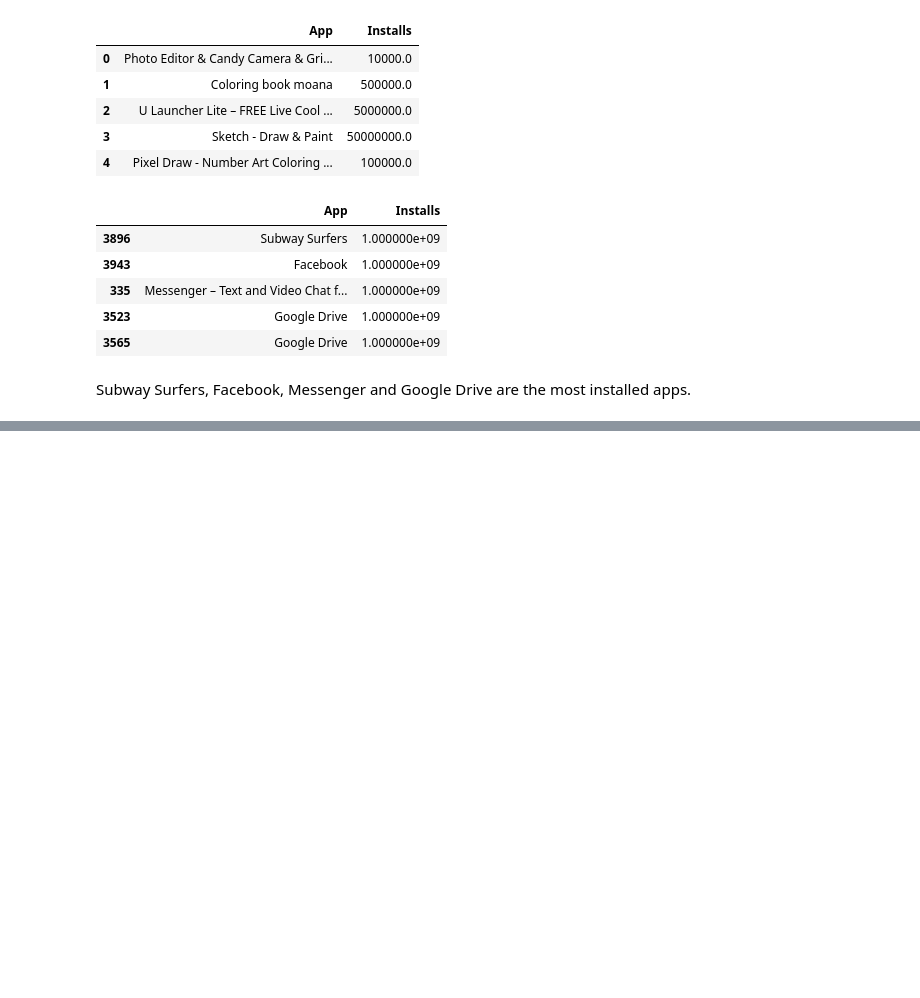
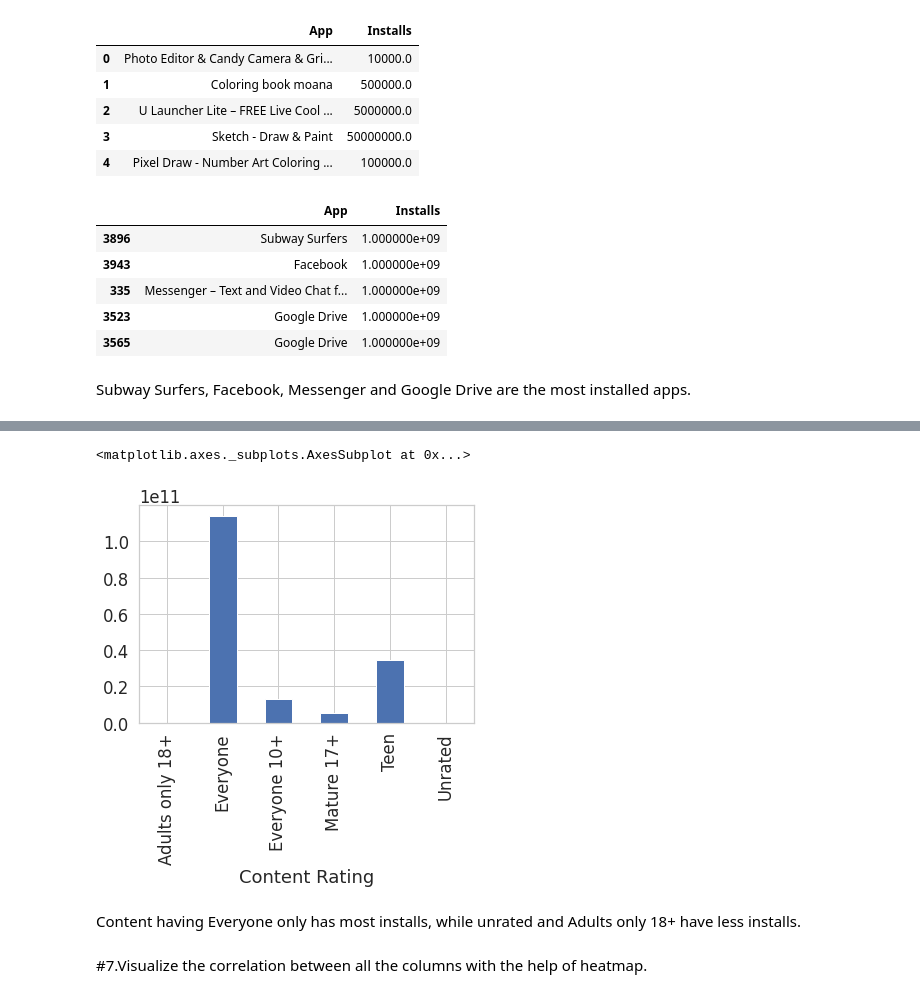
Before and after one commit to omajipawar/Play-Store-App-Review-Analysis, a Jupyter notebook: Play_Store_App_Review_Analysis(Omaji_pawar)_Capstone_Project.ipynb, the cells around one changed output, grey strips where cells are left out. Cells and saved outputs as stored; diff of their text form; code cells hidden in the pictures; blank space fills up the shorter version.

```diff
--- a/Play_Store_App_Review_Analysis(Omaji_pawar)_Capstone_Project.ipynb
+++ b/Play_Store_App_Review_Analysis(Omaji_pawar)_Capstone_Project.ipynb
@@ -478,0 +607,9 @@ Subway Surfers, Facebook, Messenger and Google Drive are the most installed apps
+# %%
+df.groupby('Content Rating')['Installs'].sum().plot(kind='bar')
+# %% [output]
+<matplotlib.axes._subplots.AxesSubplot at 0x...>
+[figure, added]
+# %% [markdown]
+Content having Everyone only has most installs, while unrated and Adults only 18+ have less installs.
+# %% [markdown]
+#7.Visualize the correlation between all the columns with the help of heatmap.
```
Also changed, not shown: parts of 22 cells of this notebook.
